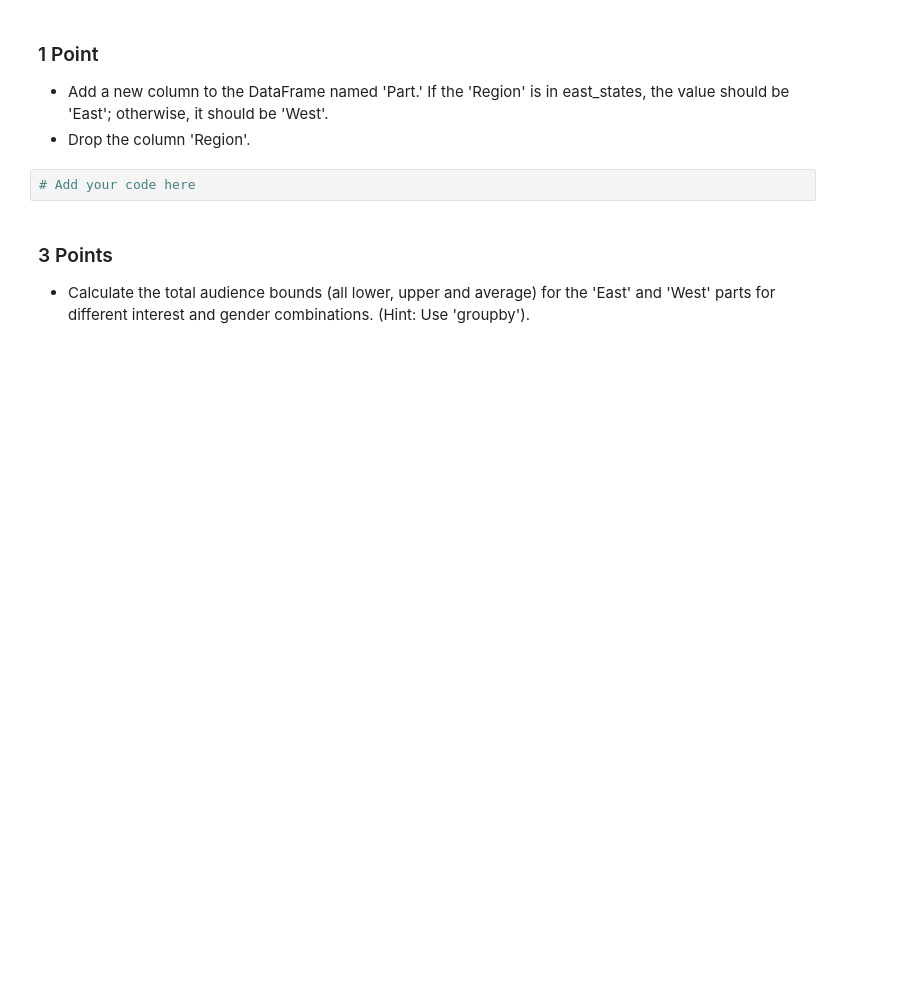
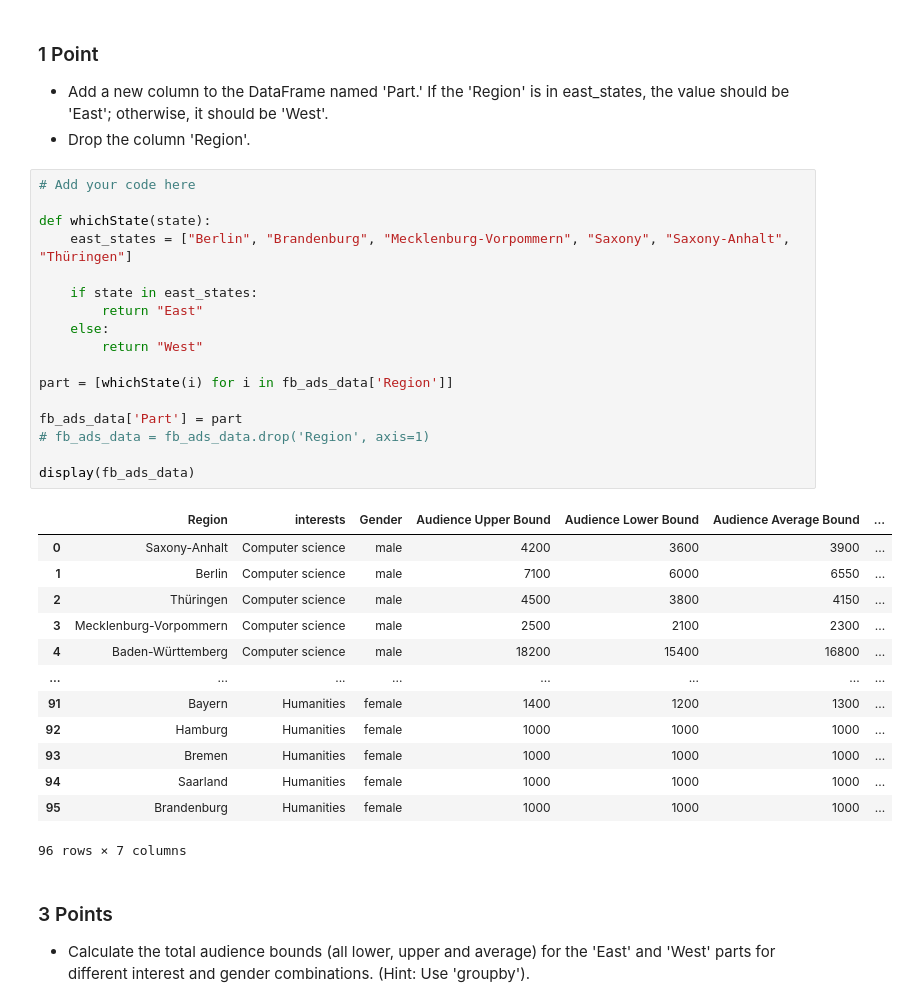
Before and after one commit to samueleserri/Elements-of-Data-Science-and-Artificial-Intelligence-, a Jupyter notebook: Assignment_2/EDSAI_assignment_2.ipynb, the cells around one changed output. Cells and saved outputs as stored; diff of their text form; blank space fills up the shorter version.

```diff
--- a/Assignment_2/EDSAI_assignment_2.ipynb
+++ b/Assignment_2/EDSAI_assignment_2.ipynb
@@ -64,8 +69,37 @@ Length: 96, dtype: float64
 
 * Add a new column to the DataFrame named 'Part.' If the 'Region' is in east_states, the value should be 'East'; otherwise, it should be 'West'.
 * Drop the column 'Region'.
-# %%
-# Add your code here
+# %%
+# Add your code here
+
+def whichState(state):
+    east_states = ["Berlin", "Brandenburg", "Mecklenburg-Vorpommern", "Saxony", "Saxony-Anhalt", "Thüringen"]
+
+    if state in east_states:
+        return "East"
+    else:
+        return "West"
+
+part = [whichState(i) for i in fb_ads_data['Region']]
+
+fb_ads_data['Part'] = part
+# fb_ads_data = fb_ads_data.drop('Region', axis=1)
+
+display(fb_ads_data)
+# %% [output]
+|  | Region | interests | Gender | Audience Upper Bound | Audience Lower Bound | Audience Average Bound | ... |
+| 0 | Saxony-Anhalt | Computer science | male | 4200 | 3600 | 3900 | ... |
+| 1 | Berlin | Computer science | male | 7100 | 6000 | 6550 | ... |
+| 2 | Thüringen | Computer science | male | 4500 | 3800 | 4150 | ... |
+| 3 | Mecklenburg-Vorpommern | Computer science | male | 2500 | 2100 | 2300 | ... |
+| 4 | Baden-Württemberg | Computer science | male | 18200 | 15400 | 16800 | ... |
+| ... | ... | ... | ... | ... | ... | ... | ... |
+| 91 | Bayern | Humanities | female | 1400 | 1200 | 1300 | ... |
+| 92 | Hamburg | Humanities | female | 1000 | 1000 | 1000 | ... |
+| 93 | Bremen | Humanities | female | 1000 | 1000 | 1000 | ... |
+| 94 | Saarland | Humanities | female | 1000 | 1000 | 1000 | ... |
+| 95 | Brandenburg | Humanities | female | 1000 | 1000 | 1000 | ... |
+96 rows × 7 columns
 # %% [markdown]
 ### 3 Points
 
```
Also changed, not shown: parts of 7 cells of this notebook, 1 other file.
